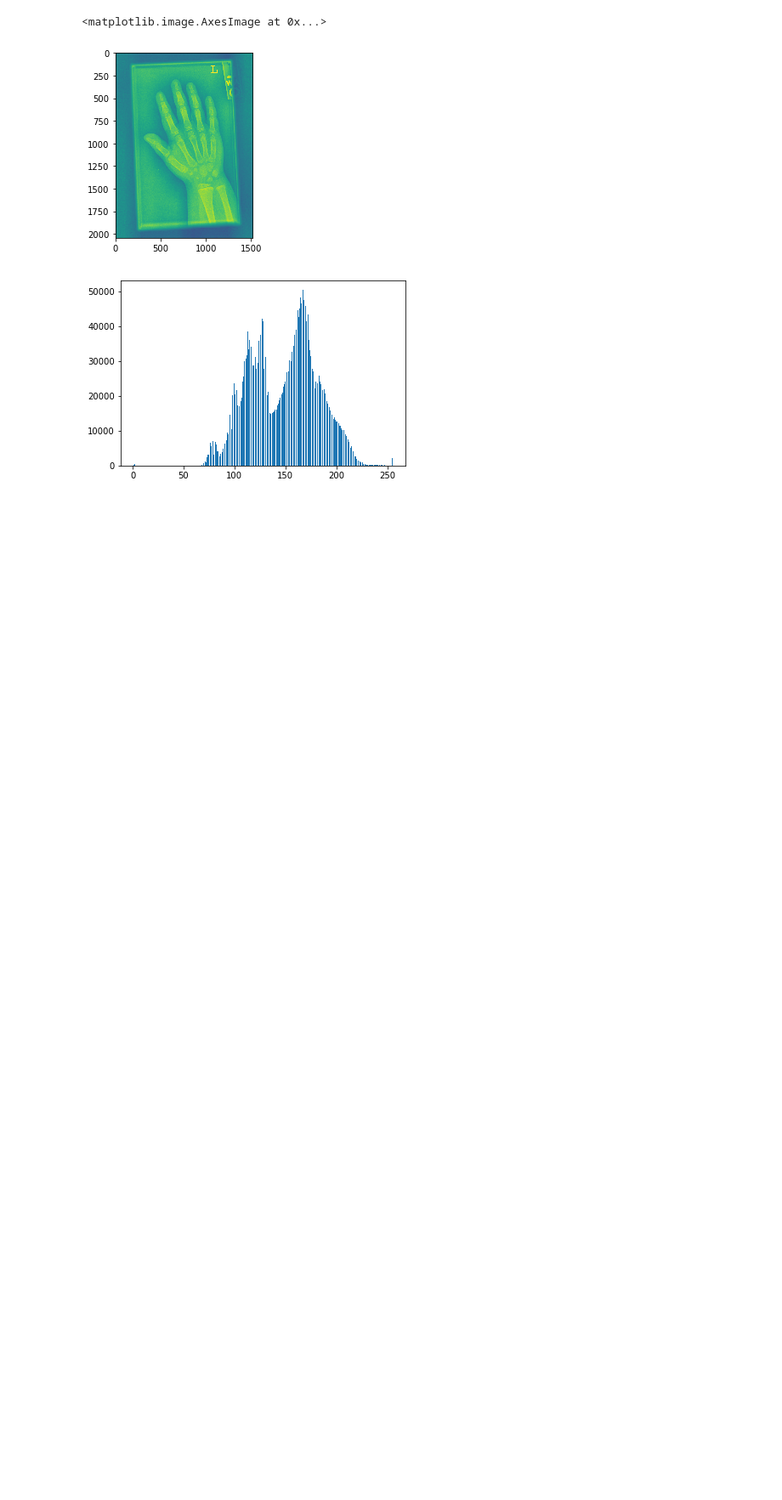
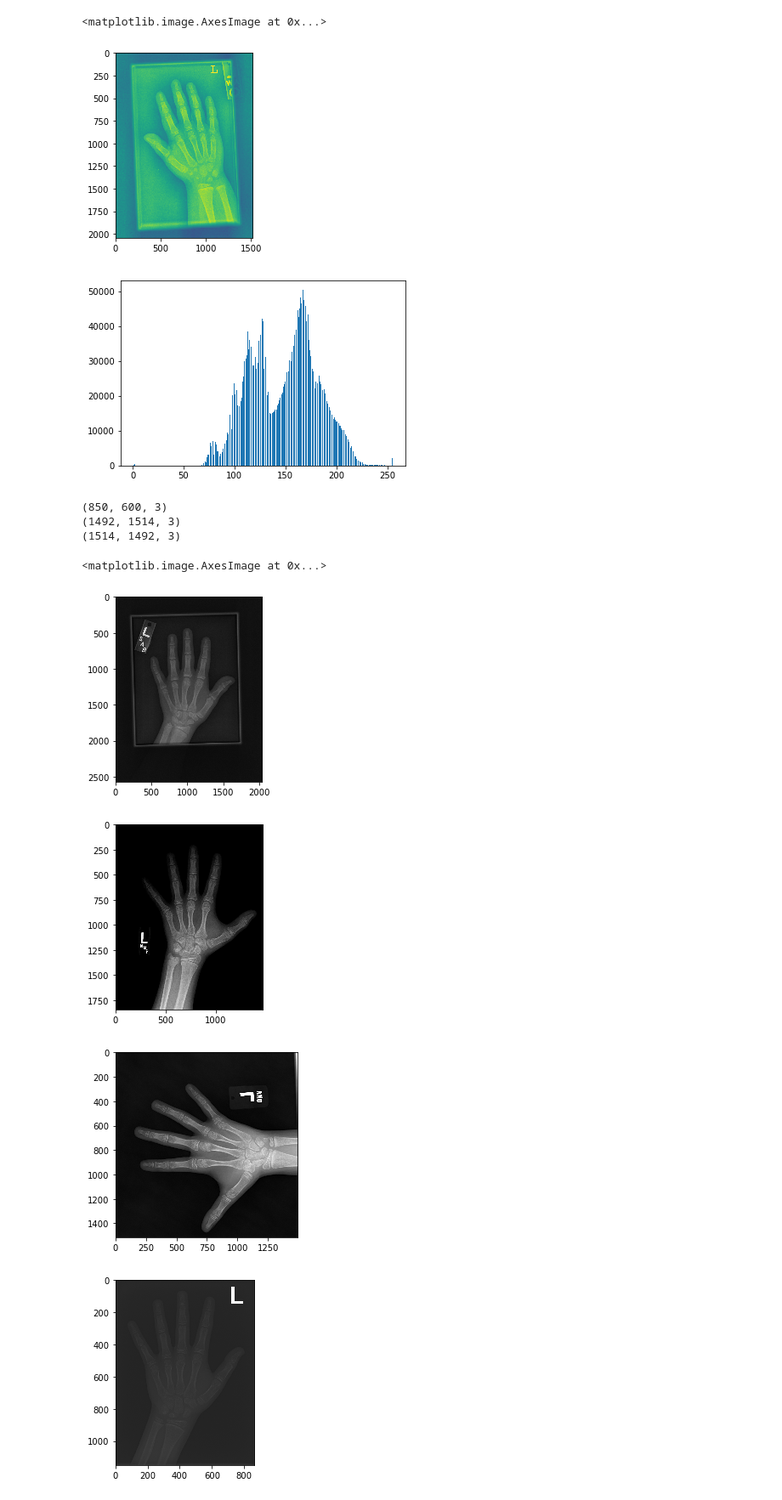
Before and after one commit to alxndrkalinin/boneage, a Jupyter notebook: notebooks/eda.ipynb, the cells around one changed output. Shown at 85% size. Drawn from its saved outputs; the diff is of its cells as text; code cells hidden in the pictures; blank space fills up the shorter version.

```diff
--- a/notebooks/eda.ipynb
+++ b/notebooks/eda.ipynb
@@ -267,3 +279,44 @@ plt.imshow(img_mask, cmap=plt.cm.gray)
 img_mask_eq = exposure.equalize_adapthist(img_mask, clip_limit=0.03)
 plt.figure()
 plt.imshow(img_mask, cmap=plt.cm.gray)
+# %%
+avg_img = np.zeros((850, 600,3)).astype(np.float32)
+print(avg_img.shape)
+clahe = cv2.createCLAHE(clipLimit=2.0, tileGridSize=(8,8))
+
+img_idx = []
+
+for idx, filename in enumerate(os.listdir('../data/boneage-validation-dataset/')):
+    if filename.endswith(".png"):
+        img_idx.append(filename[:-4])
+#         print(train.loc[train['id'] == int(img[:-4]), 'x'])
+#         train.loc[train['id'] == int(img[:-4]), 'x'] = 1
+#         print(train.loc[train['id'] == int(img[:-4]), 'x'])
+        img = cv2.imread(os.path.join('../data/boneage-validation-dataset/', filename))
+#         img = clahe.apply(img)
+        if img.shape[1] > img.shape[0]:
+            print(img.shape)
+            img = np.swapaxes(img,0,1)
+            print(img.shape)
+        plt.figure()
+        plt.imshow(img)
+        img[img > 200] = 0
+        img = cv2.resize(img, (600,850))
+#         plt.figure()
+#         plt.imshow(img)
+        avg_img = np.maximum(avg_img, img.astype(np.float32))
+#         train.loc[train['id'] == int(filename[:-4]), 'x'], train.loc[train['id'] == int(filename[:-4]), 'y'] = img.shape
+    if idx == 20:
+        break
+
+plt.figure()
+plt.imshow(avg_img)
+# %% [output]
+(850, 600, 3)
+(1492, 1514, 3)
+(1514, 1492, 3)
+<matplotlib.image.AxesImage at 0x...>
+[figure, added]
+[figure, added]
+[figure, added]
+[figure, added]
```
Also changed, not shown: parts of 3 cells of this notebook, 3 other files.
